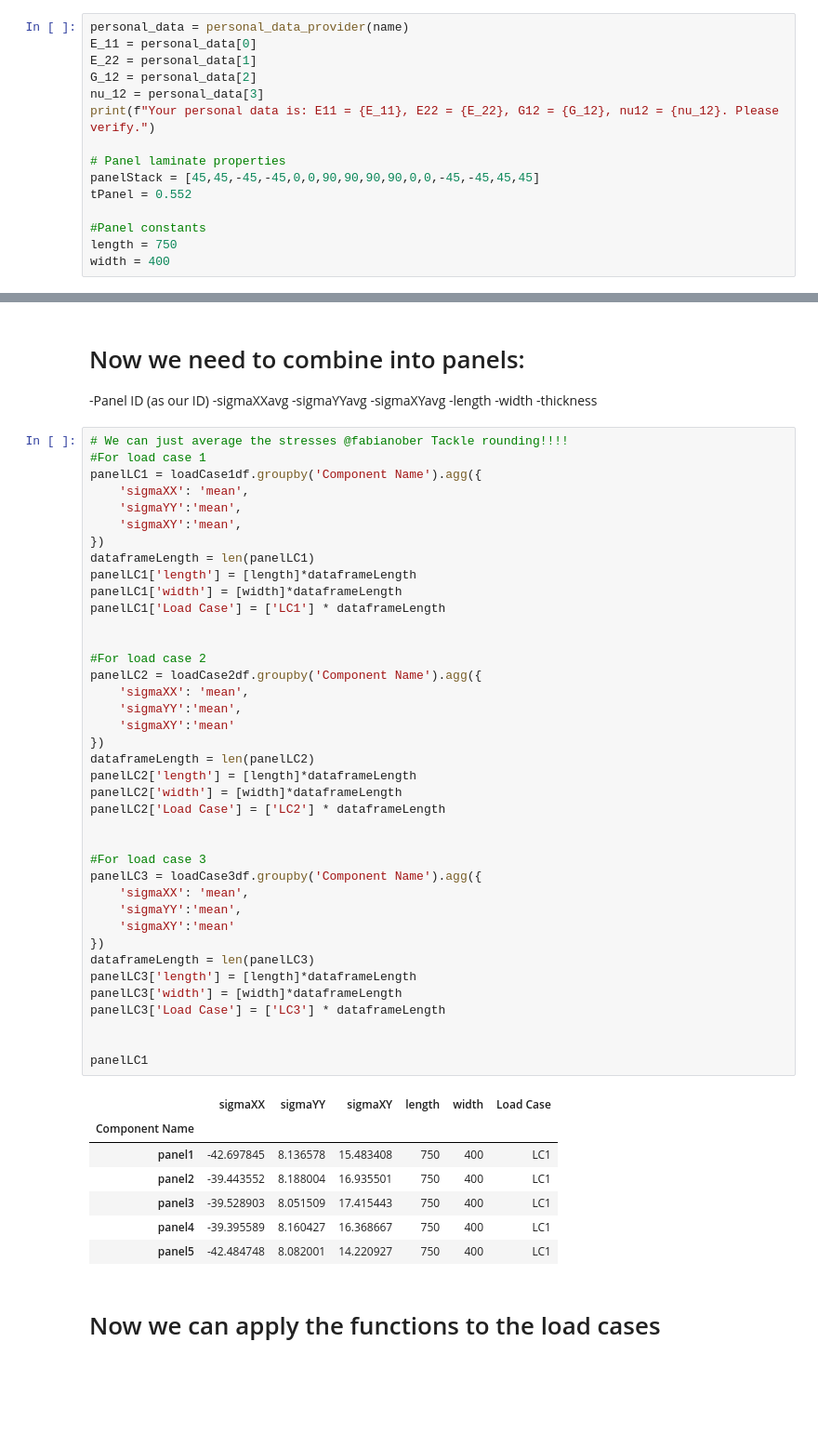
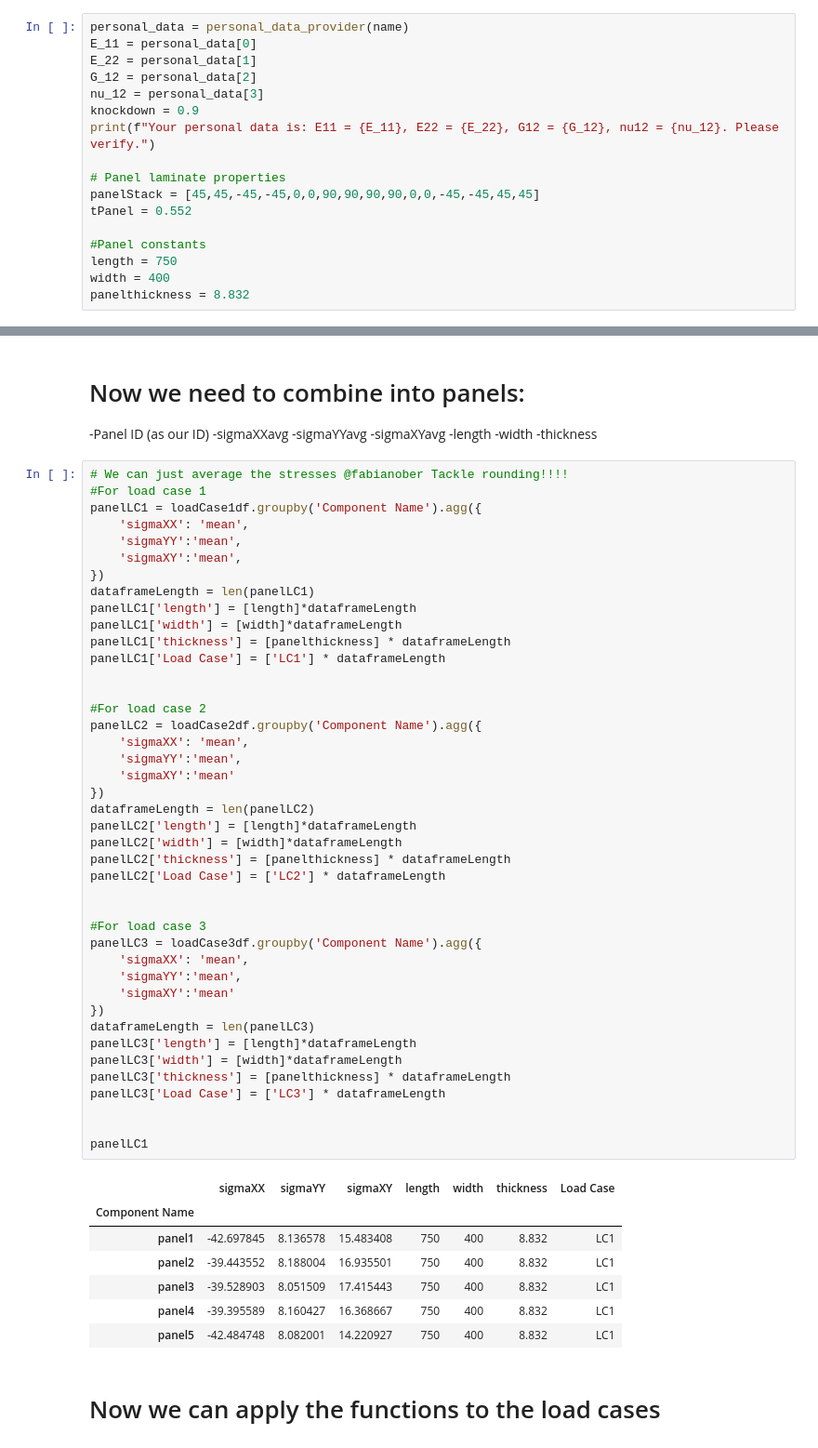
Before and after one commit to fabianober/tum-ase-project-2025-2, a Jupyter notebook: Notebooks/task_1e.ipynb, the cells around one changed output, grey strips where cells are left out. Shown: that part at 93% size. Cells and saved outputs as stored; diff of their text form; blank space fills up the shorter version.

Commit message:
Finished panel buckling

```diff
--- a/Notebooks/task_1e.ipynb
+++ b/Notebooks/task_1e.ipynb
@@ -35,6 +35,7 @@ E_11 = personal_data[0]
 E_22 = personal_data[1]
 G_12 = personal_data[2]
 nu_12 = personal_data[3]
+knockdown = 0.9
 print(f"Your personal data is: E11 = {E_11}, E22 = {E_22}, G12 = {G_12}, nu12 = {nu_12}. Please verify.")
 
 # Panel laminate properties
@@ -44,4 +45,5 @@ tPanel = 0.552
 #Panel constants
 length = 750
 width = 400
+panelthickness = 8.832
 # %% [output]
@@ -110,42 +123,45 @@ panelLC1 = loadCase1df.groupby('Component Name').agg({
 dataframeLength = len(panelLC1)
 panelLC1['length'] = [length]*dataframeLength
 panelLC1['width'] = [width]*dataframeLength
+panelLC1['thickness'] = [panelthickness] * dataframeLength
 panelLC1['Load Case'] = ['LC1'] * dataframeLength
 
 
 #For load case 2
 panelLC2 = loadCase2df.groupby('Component Name').agg({
     'sigmaXX': 'mean',
     'sigmaYY':'mean',
     'sigmaXY':'mean'
 })
 dataframeLength = len(panelLC2)
 panelLC2['length'] = [length]*dataframeLength
 panelLC2['width'] = [width]*dataframeLength
+panelLC2['thickness'] = [panelthickness] * dataframeLength
 panelLC2['Load Case'] = ['LC2'] * dataframeLength
 
 
 #For load case 3
 panelLC3 = loadCase3df.groupby('Component Name').agg({
     'sigmaXX': 'mean',
     'sigmaYY':'mean',
     'sigmaXY':'mean'
 })
 dataframeLength = len(panelLC3)
 panelLC3['length'] = [length]*dataframeLength
 panelLC3['width'] = [width]*dataframeLength
+panelLC3['thickness'] = [panelthickness] * dataframeLength
 panelLC3['Load Case'] = ['LC3'] * dataframeLength
 
 
 panelLC1
 # %% [output]
-|  | sigmaXX | sigmaYY | sigmaXY | length | width | Load Case |
-| Component Name |  |  |  |  |  |  |
-| panel1 | -42.697845 | 8.136578 | 15.483408 | 750 | 400 | LC1 |
-| panel2 | -39.443552 | 8.188004 | 16.935501 | 750 | 400 | LC1 |
-| panel3 | -39.528903 | 8.051509 | 17.415443 | 750 | 400 | LC1 |
-| panel4 | -39.395589 | 8.160427 | 16.368667 | 750 | 400 | LC1 |
-| panel5 | -42.484748 | 8.082001 | 14.220927 | 750 | 400 | LC1 |
+|  | sigmaXX | sigmaYY | sigmaXY | length | width | thickness | Load Case |
+| Component Name |  |  |  |  |  |  |  |
+| panel1 | -42.697845 | 8.136578 | 15.483408 | 750 | 400 | 8.832 | LC1 |
+| panel2 | -39.443552 | 8.188004 | 16.935501 | 750 | 400 | 8.832 | LC1 |
+| panel3 | -39.528903 | 8.051509 | 17.415443 | 750 | 400 | 8.832 | LC1 |
+| panel4 | -39.395589 | 8.160427 | 16.368667 | 750 | 400 | 8.832 | LC1 |
+| panel5 | -42.484748 | 8.082001 | 14.220927 | 750 | 400 | 8.832 | LC1 |
 # %% [markdown]
 # Now we can apply the functions to the load cases
 # %%
```
Also changed, not shown: parts of 10 cells of this notebook, 1 other file.
